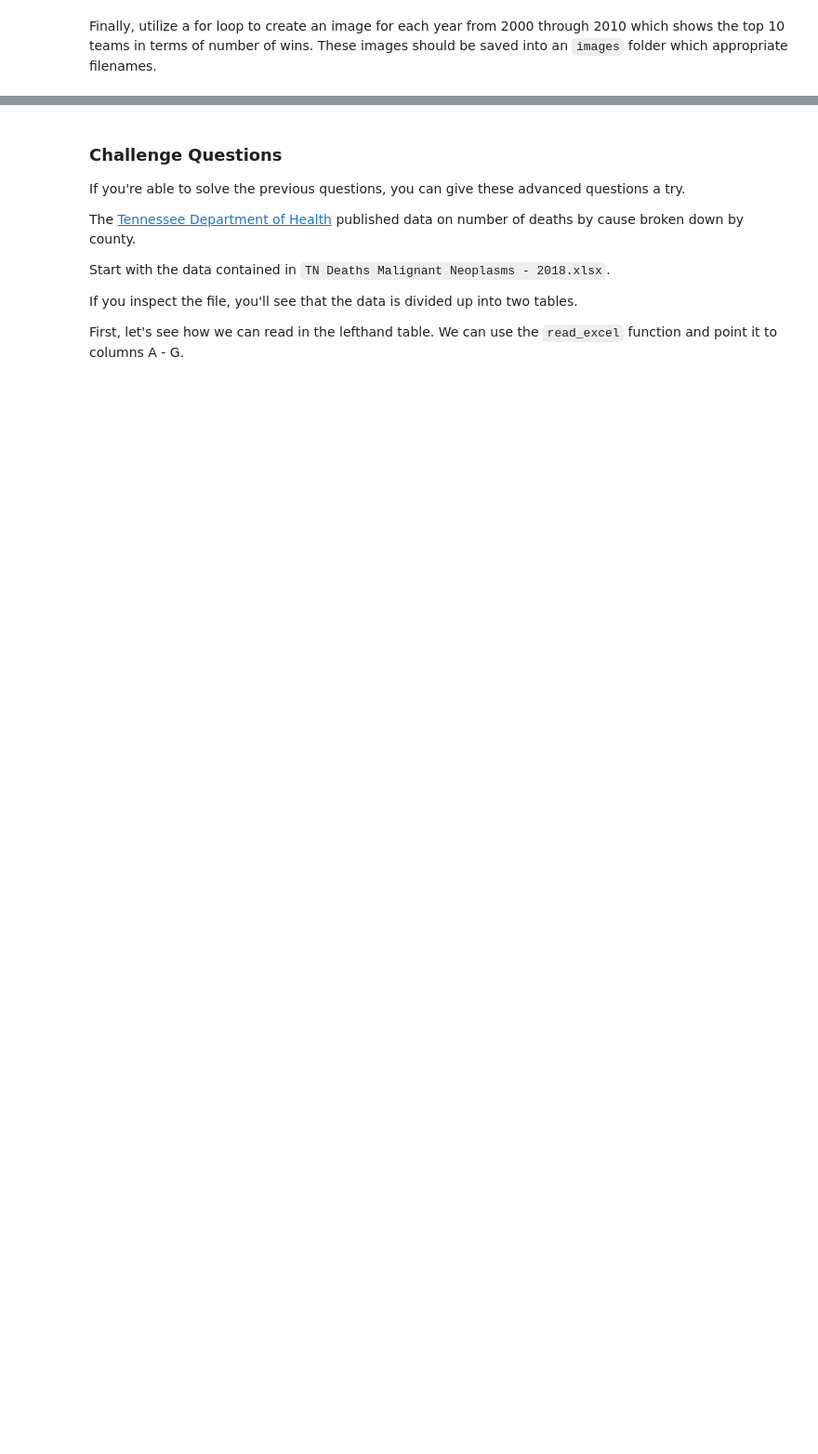
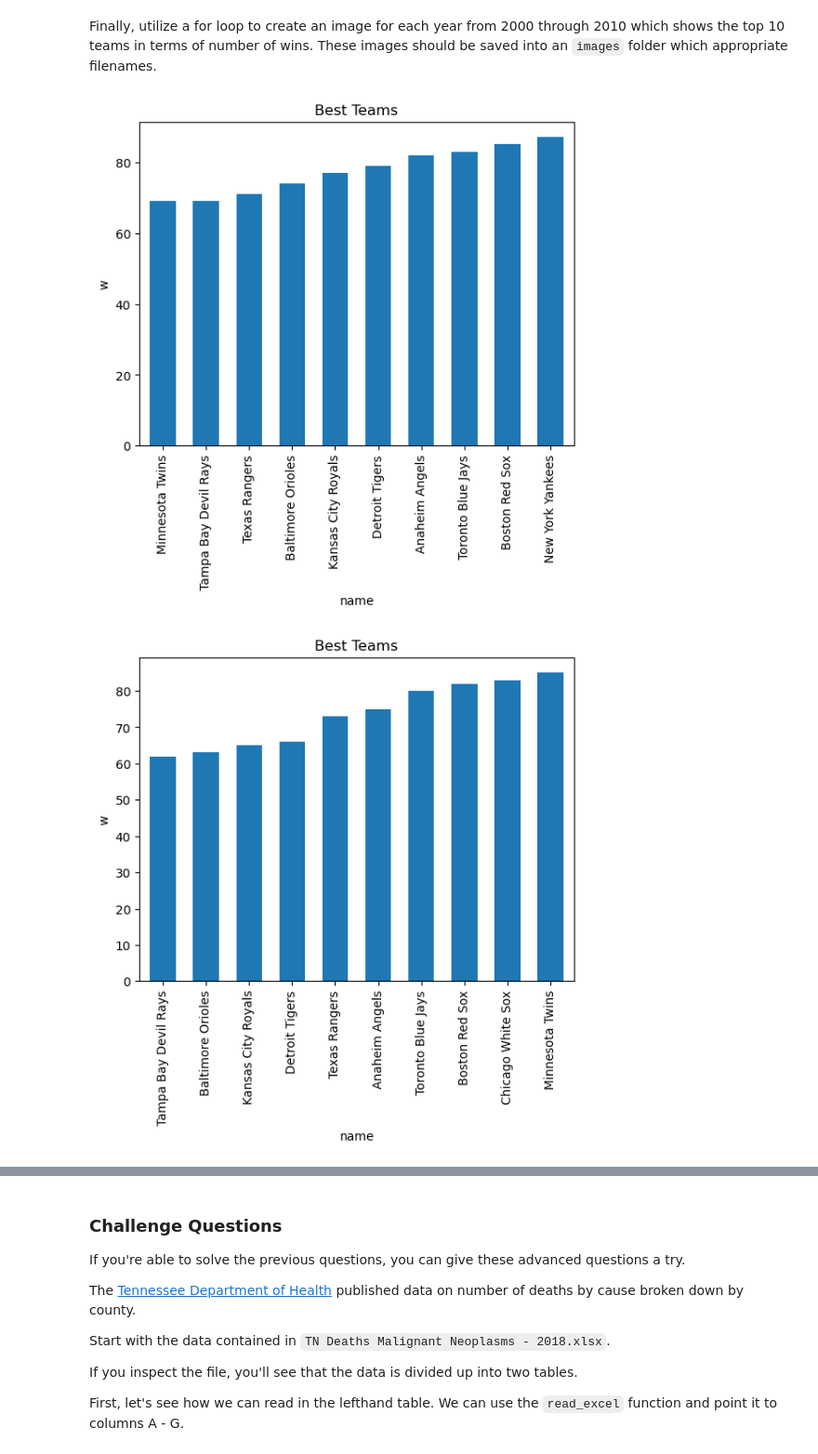
Before and after one commit to NSS-Data-Analytics-Cohort-10/loops-and-functions-Eliab16, a Jupyter notebook: notebooks/Loops_and_Functions_Practice_DA10.ipynb, the cells around one changed output, grey strips where cells are left out. Shown at 93% size. Drawn from its saved outputs; the diff is of its cells as text; code cells hidden in the pictures; blank space fills up the shorter version.

Commit message:
Best Teams.png

```diff
--- a/notebooks/Loops_and_Functions_Practice_DA10.ipynb
+++ b/notebooks/Loops_and_Functions_Practice_DA10.ipynb
@@ -289,9 +292,9 @@ Make sure that your plot has a title and is labeled.
 # %%
 def plot_best_teams(year,n=5,stat='w',ascending=True,league='both'):
     league_teams = teams[(teams['yearid'] == year) & (teams['lgid'] == league)]
-    sort_teams= league_teams.sort_values(stat,ascending=ascending)
+    sort_teams= league_teams.sort_values(stat,ascending=True)
     max_wins= sort_teams.head(n)
     ax = max_wins.plot(kind='bar',x='name',y='w',title='Best Teams', width=0.6, legend=False)
     ax.set_xlabel('name')
-    ax.set_ylabel(stat.capitalize())
+    ax.set_ylabel(stat)
     plt.show()
@@ -305,11 +308,11 @@ Add a `filepath` parameter to `plot_best_teams` which defaults to `None`. If a f
 
 def plot_best_teams(year,n=5,stat='w',ascending=True,league='both',filepath=None):
     league_teams = teams[(teams['yearid'] == year) & (teams['lgid'] == league)]
-    sort_teams= league_teams.sort_values(stat,ascending=ascending)
+    sort_teams= league_teams.sort_values(stat,ascending=True)
     max_wins= sort_teams.head(n)
     ax = max_wins.plot(kind='bar',x='name',y='w',title='Best Teams', width=0.6, legend=False)
     ax.set_xlabel('name')
-    ax.set_ylabel(stat.capitalize())
+    ax.set_ylabel(stat)
     if filepath:
         plt.savefig(filepath,format='png')
     else:
@@ -321,4 +324,9 @@ plot_best_teams(year=2014, n=3, league="AL",ascending=True,filepath='Best Teams.
 # %% [markdown]
 Finally, utilize a for loop to create an image for each year from 2000 through 2010 which shows the top 10 teams in terms of number of wins. These images should be saved into an `images` folder which appropriate filenames.
 # %%
-# Your Code Here
+for i in range(2000,2011):
+    plot_best_teams(year=i,n=10,league='AL',
+    filepath ='Best Teams.png')
+# %% [output]
+[figure, added]
+[figure, added]
```
Also changed, not shown: parts of 18 cells of this notebook, 1 other file.
